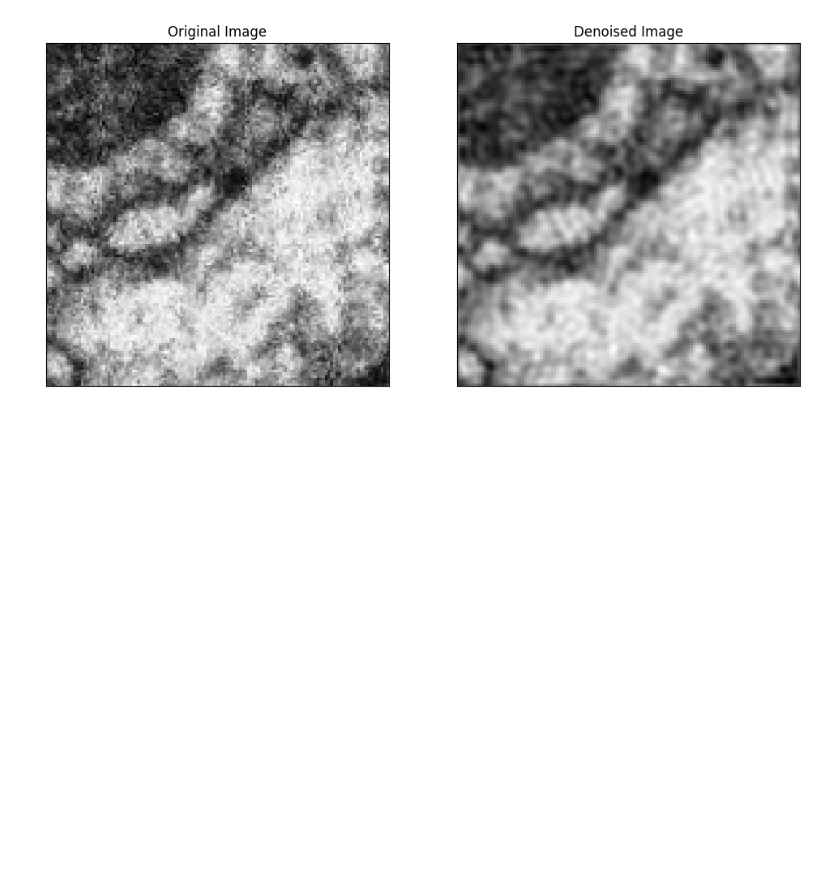
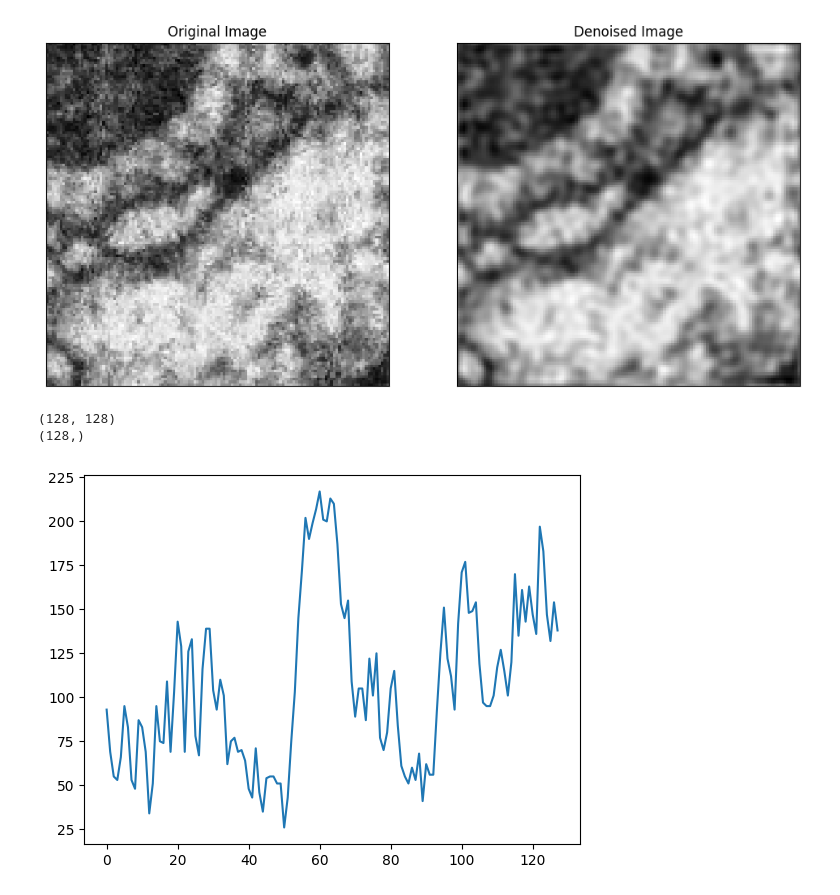
Before and after one commit to jakobtroidl/niiv, a Jupyter notebook: util/fft.ipynb, the cells around one changed output. Cells and saved outputs as stored; diff of their text form; code cells hidden in the pictures; blank space fills up the shorter version.

```diff
--- a/util/fft.ipynb
+++ b/util/fft.ipynb
@@ -76,3 +68,15 @@ plt.title('Denoised Image'), plt.xticks([]), plt.yticks([])
 plt.show()
 # %% [output]
 [figure]
+# %%
+print(image_np.shape)
+# get n-th row from the image
+row = image_np[20].squeeze()
+print(row.shape)
+# plot values of row as a linechart
+plt.plot(row)
+plt.show()
+# %% [output]
+(128, 128)
+(128,)
+[figure, added]
```
Also changed, not shown: parts of 2 cells of this notebook, 3 other files.
